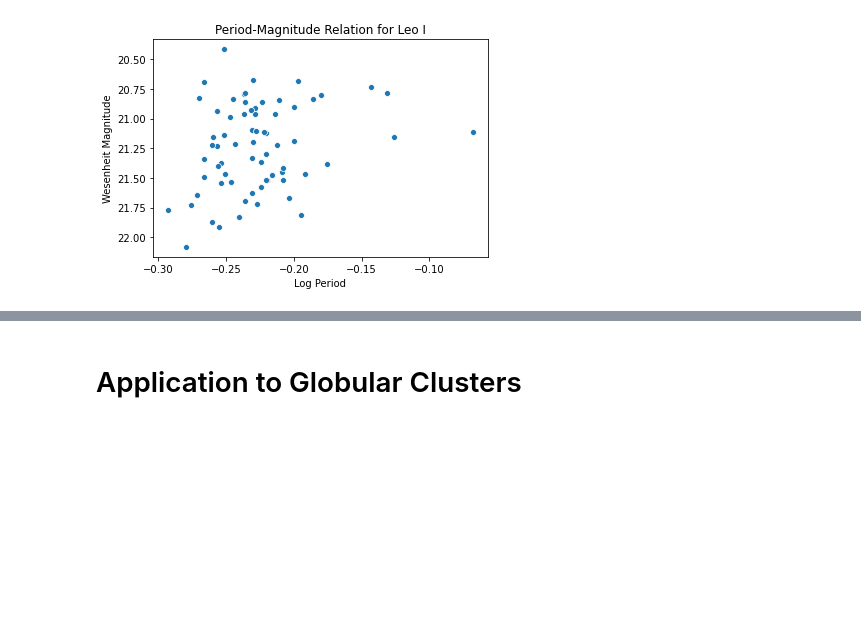
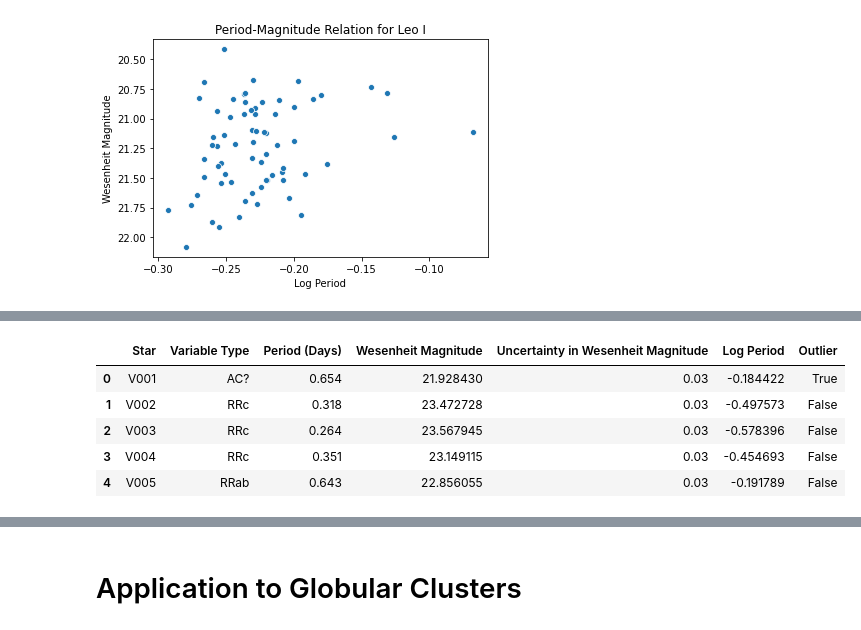
Before and after one commit to pranav-nagarajan/Variable-Stars, a Jupyter notebook: Data Analysis for Variable Stars.ipynb, the cells around one changed output, grey strips where cells are left out. Cells and saved outputs as stored; diff of their text form; code cells hidden in the pictures; blank space fills up the shorter version.

```diff
--- a/Data Analysis for Variable Stars.ipynb
+++ b/Data Analysis for Variable Stars.ipynb
@@ -640,0 +682,12 @@ plt.title(f'Period-Magnitude Relation for Leo I');
+# %%
+outlier_three = (NGC_185_graph_tab['Log Period'] < -0.25) & (NGC_185_graph_tab['Wesenheit Magnitude'] < 23.0)
+outlier_four = (NGC_185_graph_tab['Wesenheit Magnitude'] < 22.55)
+NGC_185_graph_tab['Outlier'] = outlier_three | outlier_four | (NGC_185_graph_tab['Log Period'] > 0.0)
+display(NGC_185_graph_tab.head())
+# %% [output]
+|  | Star | Variable Type | Period (Days) | Wesenheit Magnitude | Uncertainty in Wesenheit Magnitude | Log Period | Outlier |
+| 0 | V001 | AC? | 0.654 | 21.928430 | 0.03 | -0.184422 | True |
+| 1 | V002 | RRc | 0.318 | 23.472728 | 0.03 | -0.497573 | False |
+| 2 | V003 | RRc | 0.264 | 23.567945 | 0.03 | -0.578396 | False |
+| 3 | V004 | RRc | 0.351 | 23.149115 | 0.03 | -0.454693 | False |
+| 4 | V005 | RRab | 0.643 | 22.856055 | 0.03 | -0.191789 | False |
```
Also changed, not shown: parts of 9 cells of this notebook, 5 other files.
